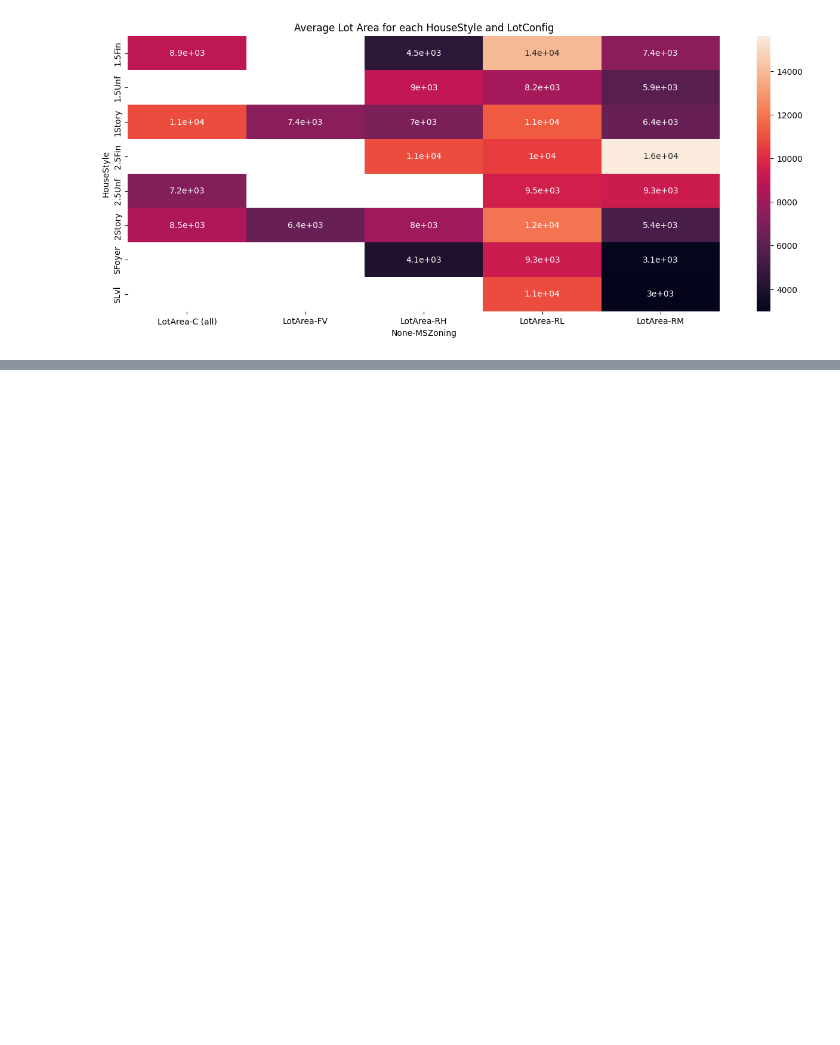
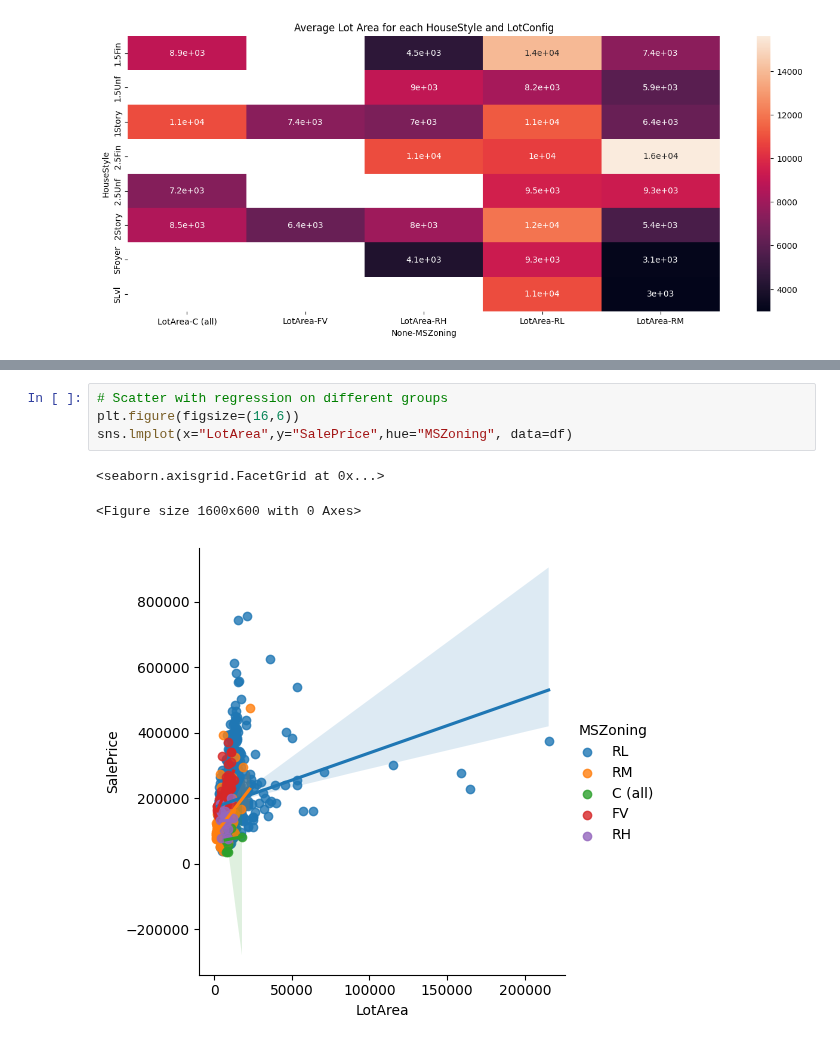
Before and after one commit to afrut/learn-ml, a Jupyter notebook: template/visualization.ipynb, the cells around one changed output, grey strips where cells are left out. Drawn from its saved outputs; the diff is of its cells as text; blank space fills up the shorter version.

```diff
--- a/template/visualization.ipynb
+++ b/template/visualization.ipynb
@@ -79,0 +94,8 @@ sns.heatmap(data=grouped, annot=True)
+# %%
+# Scatter with regression on different groups
+plt.figure(figsize=(16,6))
+sns.lmplot(x="LotArea",y="SalePrice",hue="MSZoning", data=df)
+# %% [output]
+<seaborn.axisgrid.FacetGrid at 0x...>
+<Figure size 1600x600 with 0 Axes>
+[figure, added]
```
Also changed, not shown: parts of 3 cells of this notebook.
